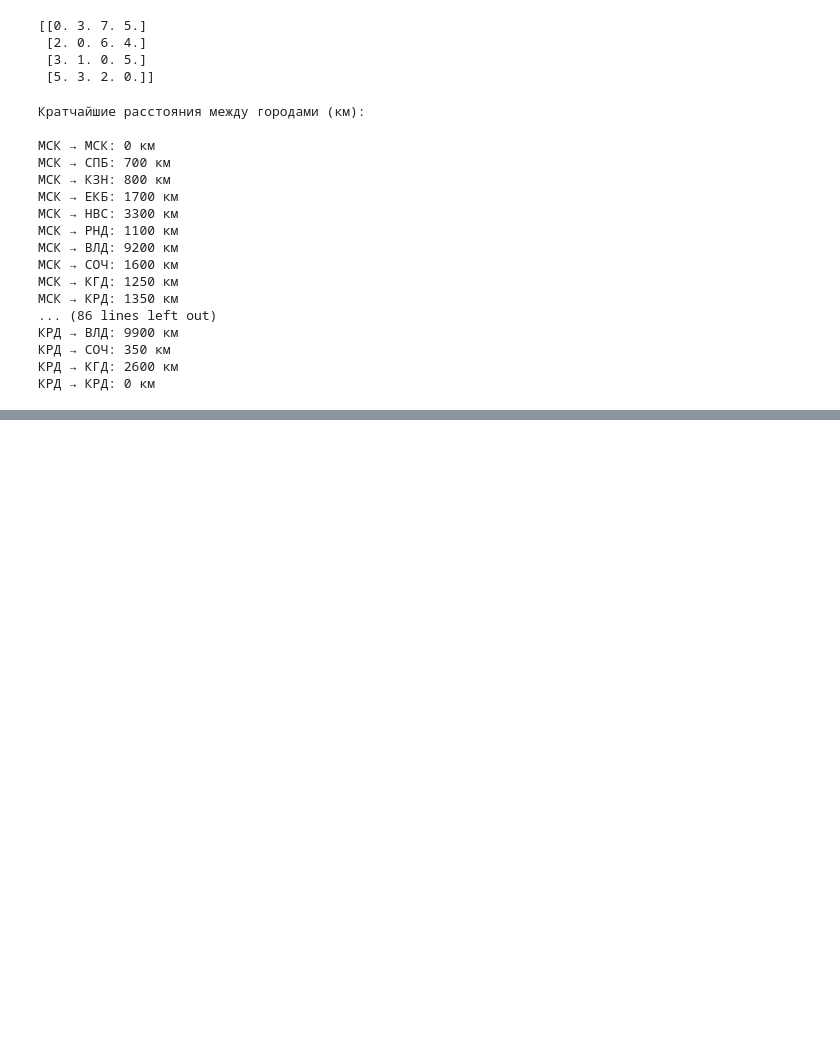
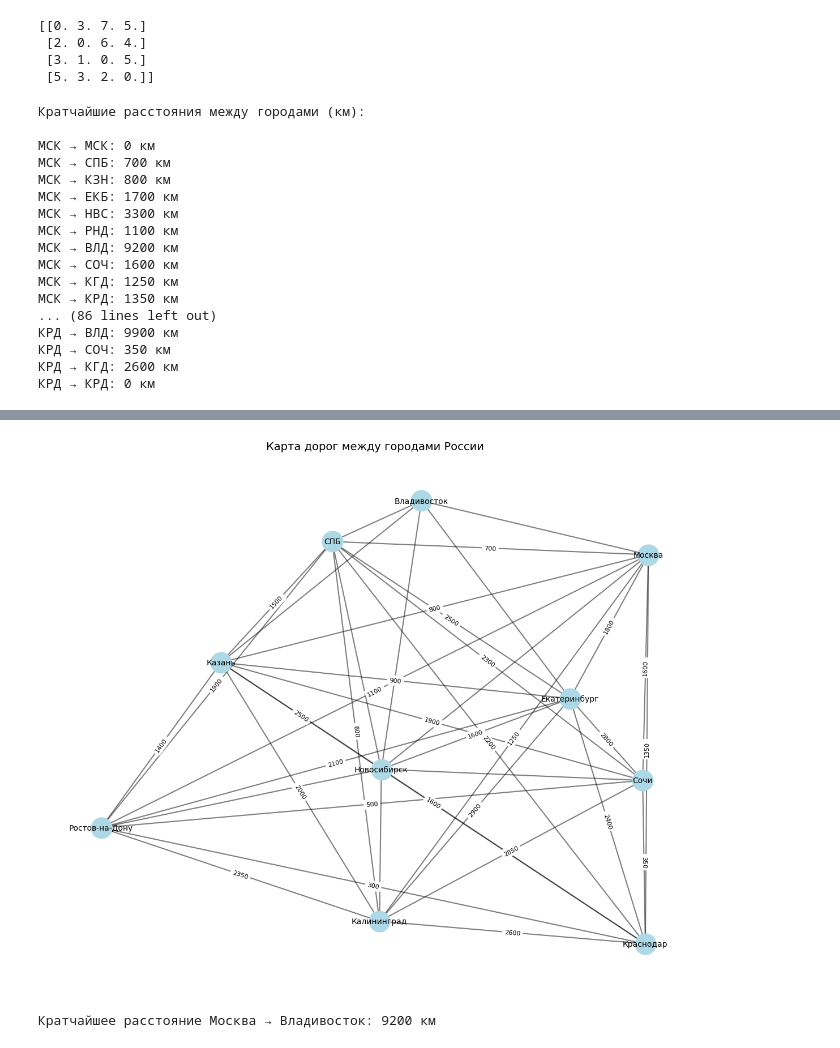
Before and after one commit to Andrei-web-front/Andrei-web-front, a Jupyter notebook: Расстояние_между_городами.ipynb, the cells around one changed output, grey strips where cells are left out. Cells and saved outputs as stored; diff of their text form; code cells hidden in the pictures; blank space fills up the shorter version.

```diff
--- a/Расстояние_между_городами.ipynb
+++ b/Расстояние_между_городами.ipynb
@@ -89,3 +89,80 @@ for i in range(len(cities)):
 КРД → СОЧ: 350 км
 КРД → КГД: 2600 км
 КРД → КРД: 0 км
+# %%
+import numpy as np
+import networkx as nx
+import matplotlib.pyplot as plt
+
+# Названия городов и расстояния
+cities = ["Москва", "СПБ", "Казань", "Екатеринбург", "Новосибирск",
+          "Ростов-на-Дону", "Владивосток", "Сочи", "Калининград", "Краснодар"]
+
+# Матрица расстояний (в км)
+distances = np.array([
+    [0, 700, 800, 1800, 3300, 1100, 9200, 1600, 1250, 1350],
+    [700, 0, 1500, 2500, 3800, 1900, 9900, 2300, 800, 2200],
+    [800, 1500, 0, 900, 2500, 1400, 8400, 1900, 2000, 1600],
+    [1800, 2500, 900, 0, 1600, 2100, 7500, 2800, 2900, 2400],
+    [3300, 3800, 2500, 1600, 0, 3700, 5900, 4400, 4500, 4000],
+    [1100, 1900, 1400, 2100, 3700, 0, 10100, 500, 2350, 300],
+    [9200, 9900, 8400, 7500, 5900, 10100, 0, 10600, 10450, 10400],
+    [1600, 2300, 1900, 2800, 4400, 500, 10600, 0, 2850, 350],
+    [1250, 800, 2000, 2900, 4500, 2350, 10450, 2850, 0, 2600],
+    [1350, 2200, 1600, 2400, 4000, 300, 10400, 350, 2600, 0]
+])
+
+# Создаём граф
+G = nx.Graph()
+
+# Добавляем узлы (города)
+for i, city in enumerate(cities):
+    G.add_node(city)
+
+# Добавляем рёбра с весами
+for i in range(len(cities)):
+    for j in range(i+1, len(cities)):  # Чтобы не дублировать рёбра
+        if distances[i][j] > 0 and distances[i][j] < 10000:  # Игнорируем слишком большие расстояния
+            G.add_edge(cities[i], cities[j], weight=distances[i][j])
+
+# Визуализация графа
+plt.figure(figsize=(12, 10))
+pos = nx.spring_layout(G, seed=42)  # Позиционирование узлов
+
+# Рисуем граф
+nx.draw_networkx_nodes(G, pos, node_size=700, node_color='lightblue')
+nx.draw_networkx_edges(G, pos, width=1.5, alpha=0.5)
+nx.draw_networkx_labels(G, pos, font_size=10, font_family='Arial')
+
+# Подписываем рёбра (только для коротких расстояний)
+edge_labels = {(u, v): d['weight'] for u, v, d in G.edges(data=True) if d['weight'] < 3000}
+nx.draw_networkx_edge_labels(G, pos, edge_labels=edge_labels, font_size=8)
+
+plt.title("Карта дорог между городами России", fontsize=14)
+plt.axis('off')  # Отключаем оси
+plt.tight_layout()
+plt.show()
+
+# Применяем алгоритм Флойда-Уоршелла (для сравнения)
+def floyd_warshall(graph):
+    n = len(graph)
+    dist = graph.copy()
+    for k in range(n):
+        for i in range(n):
+            for j in range(n):
+                if dist[i][k] + dist[k][j] < dist[i][j]:
+                    dist[i][j] = dist[i][k] + dist[k][j]
+    return dist
+
+shortest_paths = floyd_warshall(distances)
+
+# Визуализация кратчайшего пути между двумя городами (например, Москва и Владивосток)
+start_city = "Москва"
+end_city = "Владивосток"
+
+# Находим индекс городов
+start_idx = cities.index(start_city)
+end_idx = cities.index(end_city)
+
+print(f"\nКратчайшее расстояние {start_city} → {end_city}: {shortest_paths[start_idx][end_idx]} км")
+# %% [output]
@@ -91,0 +186,2 @@ for i in range(len(cities)):
+[figure, added]
+Кратчайшее расстояние Москва → Владивосток: 9200 км
```
Also changed, not shown: parts of 5 cells of this notebook.
